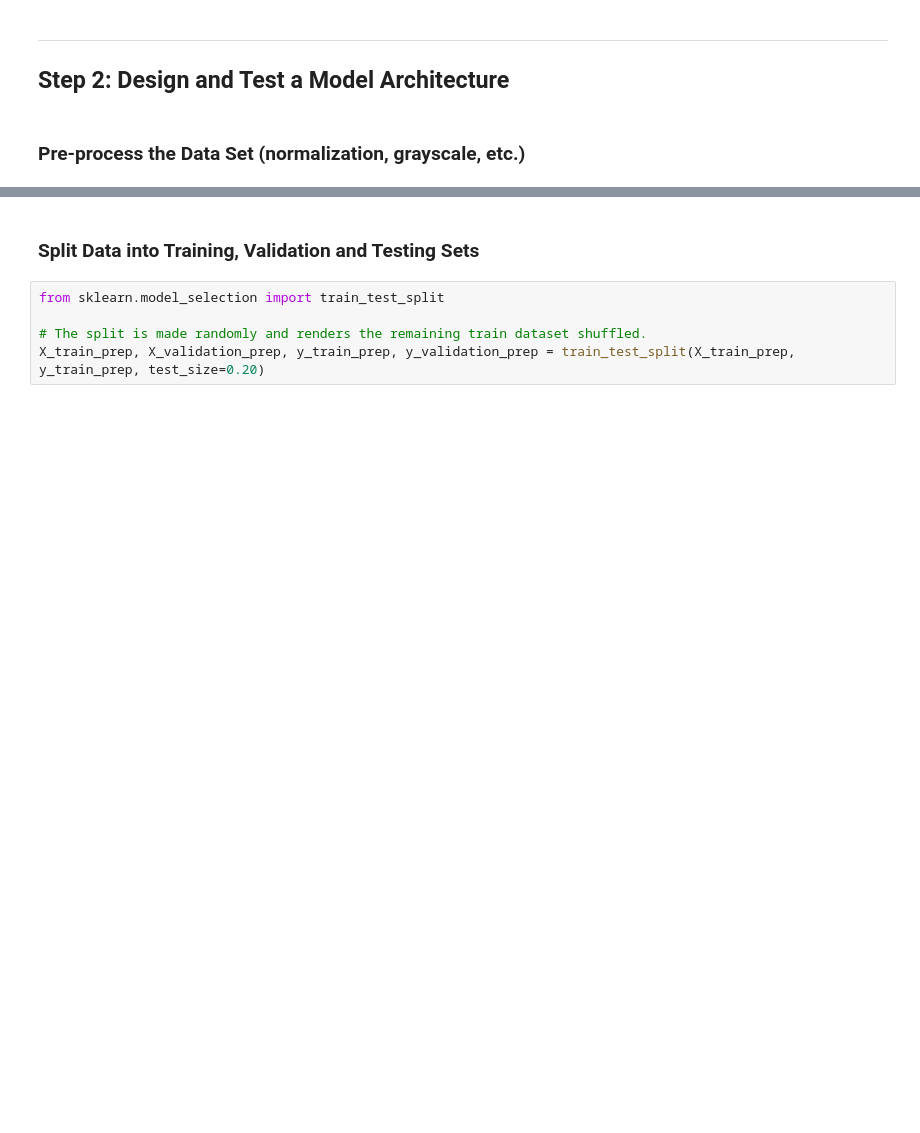
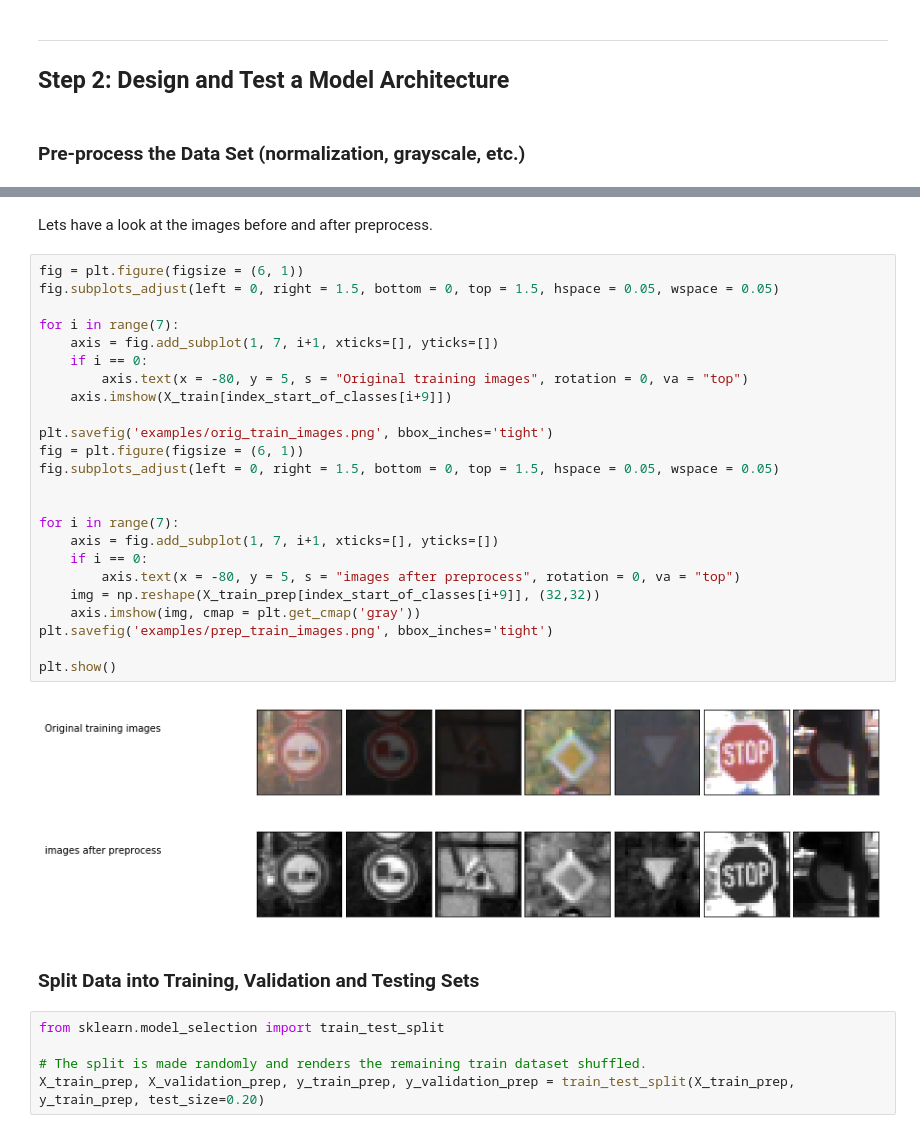
Before and after one commit to Moghan/CarND-Traffic-Sign-Classifier-Project, a Jupyter notebook: Traffic_Sign_Classifier.ipynb, the cells around one changed output, grey strips where cells are left out. Cells and saved outputs as stored; diff of their text form; blank space fills up the shorter version.

```diff
--- a/Traffic_Sign_Classifier.ipynb
+++ b/Traffic_Sign_Classifier.ipynb
@@ -208,3 +221,32 @@ file found and loaded
+# %% [markdown]
+Lets have a look at the images before and after preprocess.
+# %%
+fig = plt.figure(figsize = (6, 1))
+fig.subplots_adjust(left = 0, right = 1.5, bottom = 0, top = 1.5, hspace = 0.05, wspace = 0.05)
+
+for i in range(7):
+    axis = fig.add_subplot(1, 7, i+1, xticks=[], yticks=[])
+    if i == 0:
+        axis.text(x = -80, y = 5, s = "Original training images", rotation = 0, va = "top")
+    axis.imshow(X_train[index_start_of_classes[i+9]])
+
+plt.savefig('examples/orig_train_images.png', bbox_inches='tight')
+fig = plt.figure(figsize = (6, 1))
+fig.subplots_adjust(left = 0, right = 1.5, bottom = 0, top = 1.5, hspace = 0.05, wspace = 0.05)
+
+
+for i in range(7):
+    axis = fig.add_subplot(1, 7, i+1, xticks=[], yticks=[])
+    if i == 0:
+        axis.text(x = -80, y = 5, s = "images after preprocess", rotation = 0, va = "top")
+    img = np.reshape(X_train_prep[index_start_of_classes[i+9]], (32,32))
+    axis.imshow(img, cmap = plt.get_cmap('gray'))
+plt.savefig('examples/prep_train_images.png', bbox_inches='tight')
+
+plt.show()
+# %% [output]
+[figure, added]
+[figure, added]
 # %% [markdown]
 ### Split Data into Training, Validation and Testing Sets
 # %%
```
Also changed, not shown: parts of 10 cells of this notebook, 4 other files.
